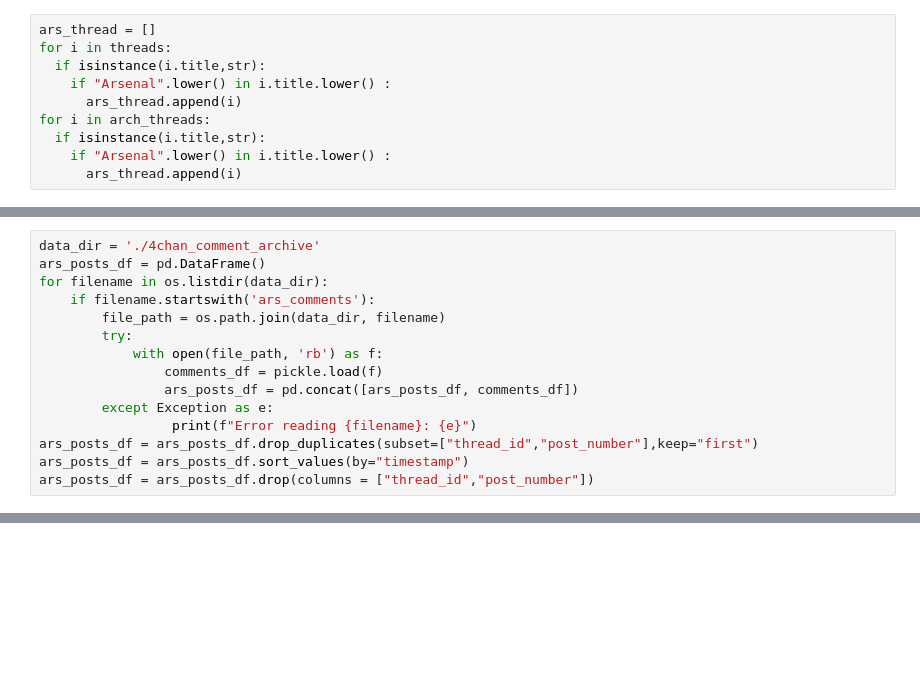
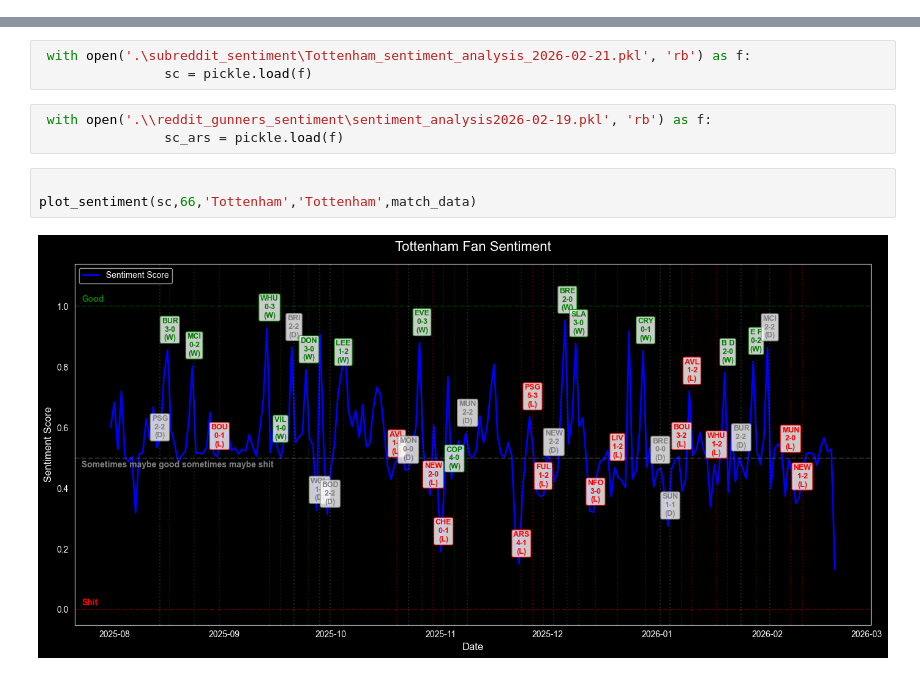
Before and after one commit to rojay16/fan_sentiment_analzer, a Jupyter notebook: fan_sentiment_analyzer.ipynb, the cells around one changed output, grey strips where cells are left out. Cells and saved outputs as stored; diff of their text form; blank space fills up the shorter version.

```diff
--- a/fan_sentiment_analyzer.ipynb
+++ b/fan_sentiment_analyzer.ipynb
@@ -39,10 +16,0 @@ arch_threads = fourchan.get_archived_threads("sp")
-# %%
-ars_thread = []
-for i in threads:
-  if isinstance(i.title,str):
-    if "Arsenal".lower() in i.title.lower() :
-      ars_thread.append(i)
-for i in arch_threads:
-  if isinstance(i.title,str):
-    if "Arsenal".lower() in i.title.lower() :
-      ars_thread.append(i)
@@ -82,15 +404,0 @@ print(f"'ars_posts_df' successfully pickled and saved to {pickle_filename}")
-# %%
-data_dir = './4chan_comment_archive'
-ars_posts_df = pd.DataFrame()
-for filename in os.listdir(data_dir):
-    if filename.startswith('ars_comments'):
-        file_path = os.path.join(data_dir, filename)
-        try:
-            with open(file_path, 'rb') as f:
-                comments_df = pickle.load(f)
-                ars_posts_df = pd.concat([ars_posts_df, comments_df])
-        except Exception as e:
-                 print(f"Error reading {filename}: {e}")
-ars_posts_df = ars_posts_df.drop_duplicates(subset=["thread_id","post_number"],keep="first")
-ars_posts_df = ars_posts_df.sort_values(by="timestamp")
-ars_posts_df = ars_posts_df.drop(columns = ["thread_id","post_number"])
@@ -291,0 +405,11 @@ plt.show()
+# %%
+ with open('.\subreddit_sentiment\Tottenham_sentiment_analysis_2026-02-21.pkl', 'rb') as f:
+                sc = pickle.load(f)
+# %%
+ with open('.\\reddit_gunners_sentiment\sentiment_analysis2026-02-19.pkl', 'rb') as f:
+                sc_ars = pickle.load(f)
+# %%
+
+plot_sentiment(sc,66,'Tottenham','Tottenham',match_data)
+# %% [output]
+[figure, added]
```
Also changed, not shown: parts of 22 cells of this notebook.
